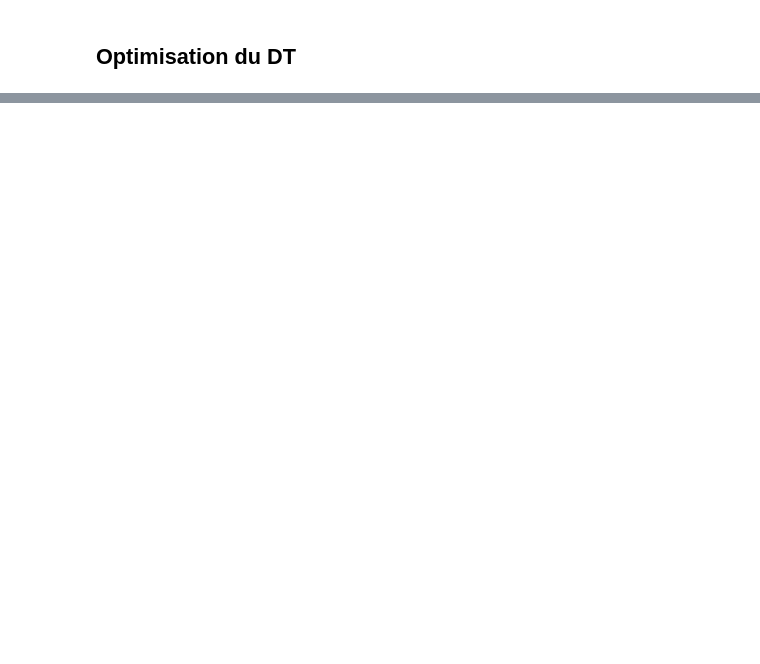
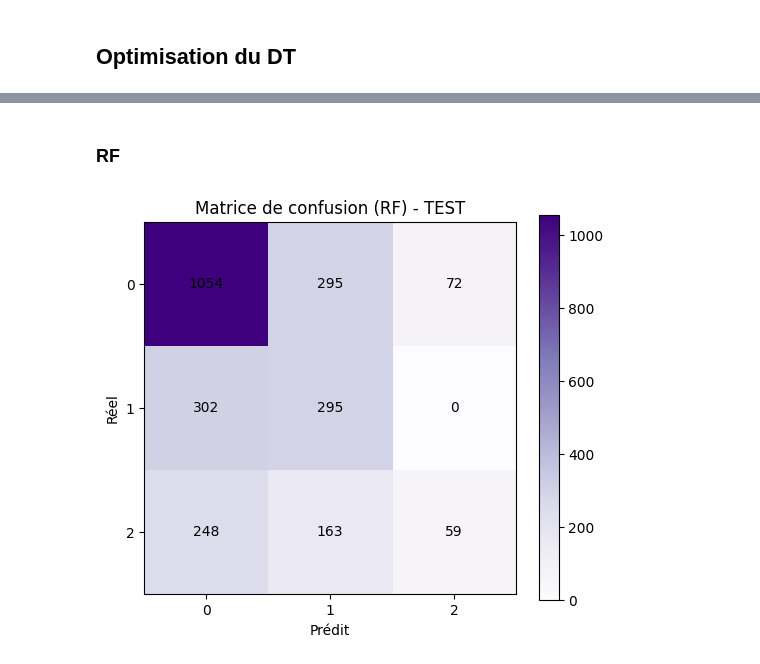
Before and after one commit to moubarik-ashraf/DS_Project, a Jupyter notebook: notebooks/02_modeling.ipynb, the cells around one changed output, grey strips where cells are left out. Saved outputs shown, nothing was run; the diff lists cells and outputs as text; code cells hidden in the pictures; blank space fills up the shorter version.

```diff
--- a/notebooks/02_modeling.ipynb
+++ b/notebooks/02_modeling.ipynb
@@ -804,0 +699,79 @@ weighted avg       0.69      0.58      0.57      2488
+# %% [markdown]
+### RF
+# %%
+import numpy as np
+import matplotlib.pyplot as plt
+
+from sklearn.ensemble import RandomForestClassifier
+from sklearn.metrics import confusion_matrix, classification_report
+
+# =========================
+# RF final: train (train+val) -> test
+# =========================
+rf_params = {
+    "n_estimators": 387,
+    "max_depth": None,
+    "min_samples_split": 43,
+    "min_samples_leaf": 27,
+    "max_features": None,
+    "bootstrap": True,
+    "class_weight": None,
+    "ccp_alpha": 0.0010495128632644758,
+    "random_state": 42,
+    "n_jobs": -1
+}
+
+rf_final = RandomForestClassifier(**rf_params)
+rf_final.fit(X_trainval, y_trainval)
+
+y_pred = rf_final.predict(X_test)
+
+# =========================
+# 1) Confusion matrix (3x3)
+# =========================
+cm = confusion_matrix(y_test, y_pred, labels=[0,1,2])
+
+plt.figure(figsize=(6,5))
+plt.imshow(cm, interpolation="nearest", cmap="Purples")
+plt.title("Matrice de confusion (RF) - TEST")
+plt.xlabel("Prédit")
+plt.ylabel("Réel")
+plt.xticks([0,1,2],[0,1,2])
+plt.yticks([0,1,2],[0,1,2])
+
+for i in range(cm.shape[0]):
+    for j in range(cm.shape[1]):
+        plt.text(j, i, cm[i, j], ha="center", va="center")
+
+plt.colorbar()
+plt.show()
+
+print("Classification report (multi-classes):\n")
+print(classification_report(y_test, y_pred, digits=4))
+
+# =========================
+# 2) Risques ordre 1 et 2 (classe 0 = évènement d’intérêt)
+#    Binarisation: "0" vs "non-0"
+# =========================
+TP = cm[0,0]
+FN = cm[0,1] + cm[0,2]                 # vrais 0 prédits 1 ou 2
+FP = cm[1,0] + cm[2,0]                 # vrais 1/2 prédits 0
+TN = cm.sum() - TP - FN - FP
+
+alpha = FP / (FP + TN) if (FP + TN) > 0 else np.nan   # risque ordre 1
+beta  = FN / (TP + FN) if (TP + FN) > 0 else np.nan   # risque ordre 2
+
+print("===== Binarisation (classe 0 vs non-0) =====")
+print(f"TP={TP}, FP={FP}, FN={FN}, TN={TN}")
+
+print("\nRisque d'ordre 1 (α) = P(prédire 0 | vrai non-0) = FP/(FP+TN)")
+print(f"α = {alpha:.4f}")
+
+print("\nRisque d'ordre 2 (β) = P(ne pas prédire 0 | vrai 0) = FN/(TP+FN)")
+print(f"β = {beta:.4f}")
+
+print("\n(Compléments utiles)")
+print(f"Recall_0 (= 1-β) = {1-beta:.4f}" if not np.isnan(beta) else "Recall_0 (=1-β) = NA")
+print(f"Specificité (= 1-α) = {1-alpha:.4f}" if not np.isnan(alpha) else "Specificité (=1-α) = NA")
+# %% [output]
+[figure, added]
```
Also changed, not shown: parts of 49 cells of this notebook.
